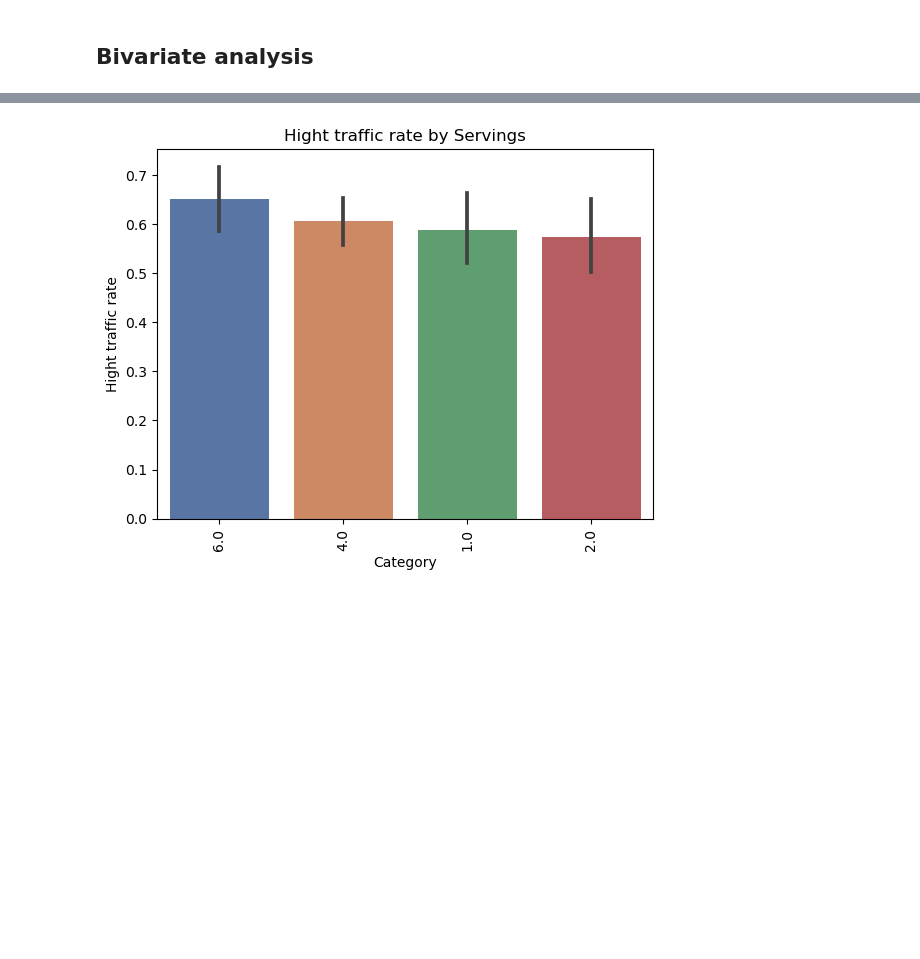
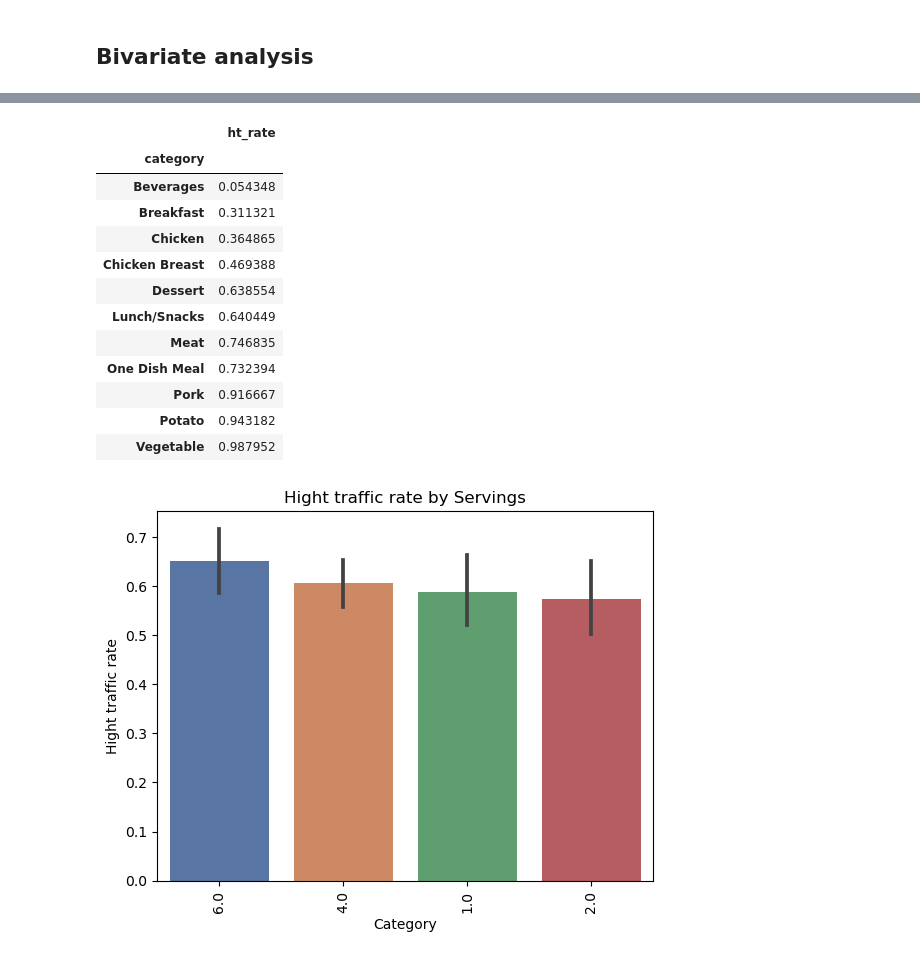
Before and after one commit to xlisouski/Project_DC, a Jupyter notebook: Project_DC.ipynb, the cells around one changed output, grey strips where cells are left out. Cells and saved outputs as stored; diff of their text form; code cells hidden in the pictures; blank space fills up the shorter version.

```diff
--- a/Project_DC.ipynb
+++ b/Project_DC.ipynb
@@ -592,3 +614,22 @@ plt.show()
+# %%
+orden = df.groupby('category').agg(
+    ht_rate = ('hight_traffic_target', 'mean')
+)
+orden
+# %% [output]
+|  | ht_rate |
+| category |  |
+| Beverages | 0.054348 |
+| Breakfast | 0.311321 |
+| Chicken | 0.364865 |
+| Chicken Breast | 0.469388 |
+| Dessert | 0.638554 |
+| Lunch/Snacks | 0.640449 |
+| Meat | 0.746835 |
+| One Dish Meal | 0.732394 |
+| Pork | 0.916667 |
+| Potato | 0.943182 |
+| Vegetable | 0.987952 |
 # %%
 # Servings vs target
 orden = df.groupby('servings').agg(
```
Also changed, not shown: parts of 4 cells of this notebook.
